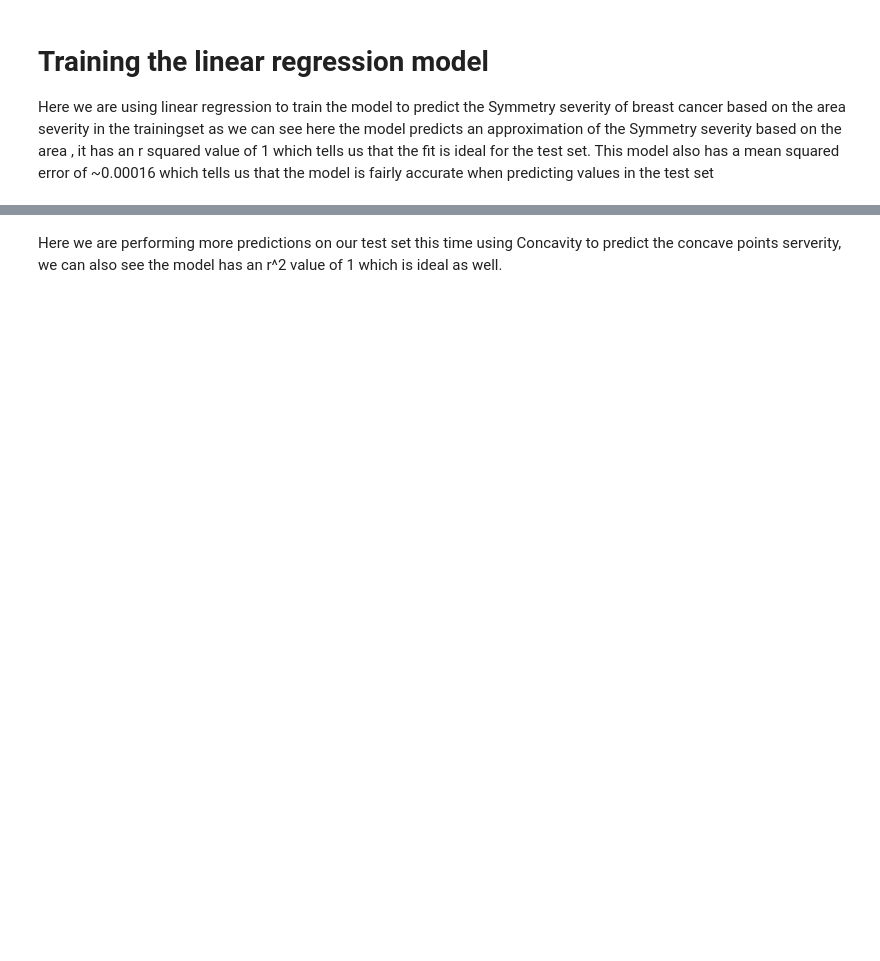
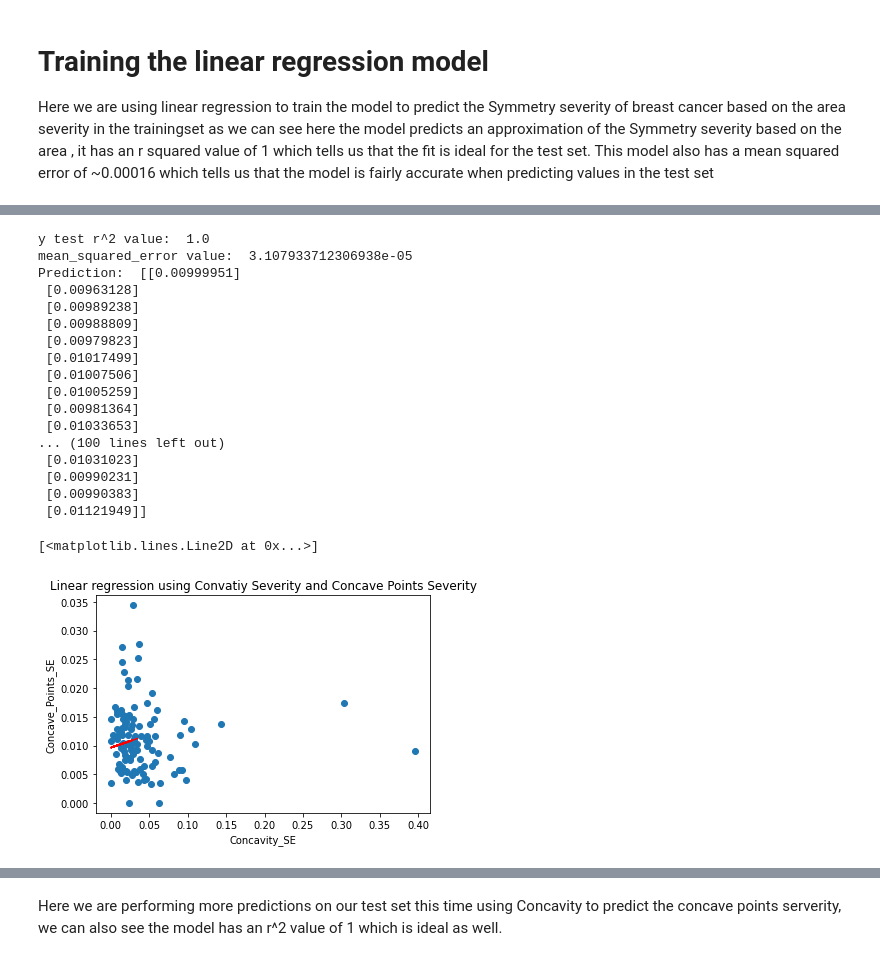
Before and after one commit to Ultan-Kearns/LYIT-Machine-Learning-Project, a Jupyter notebook: CA3Notebook.ipynb, the cells around one changed output, grey strips where cells are left out. Cells and saved outputs as stored; diff of their text form; code cells hidden in the pictures; blank space fills up the shorter version.

```diff
--- a/CA3Notebook.ipynb
+++ b/CA3Notebook.ipynb
@@ -253,0 +271,39 @@ Total values:  57  correctly predicted values:  0
+# %%
+# create the linear regression model by fitting training set to the test set
+y_testArray = np.array(y_test['Concave_Points_SE']).reshape(-1,1)
+y_trainArray = np.array(y_train['Concave_Points_SE']).reshape(-1,1)
+X_trainArray = np.array(X_train['Concavity_SE']).reshape(-1,1)
+X_testArray = np.array(X_test['Concavity_SE']).reshape(-1,1)
+# here we need to reshape the data using numpy so that the training data matches the testdata
+regression_model = LinearRegression().fit(X_trainArray, y_trainArray)
+# Score the model and retrive r^2 value
+y_pred = regression_model.predict(y_testArray)
+rSquared = regression_model.score(y_testArray, y_pred)
+print('y test r^2 value: ', rSquared)
+print('mean_squared_error value: ', mean_squared_error(y_testArray, y_pred))
+print('Prediction: ', regression_model.predict(y_testArray))
+plt.xlabel("Concavity_SE")
+plt.ylabel("Concave_Points_SE")
+plt.title('Linear regression using Convatiy Severity and Concave Points Severity')
+plt.scatter(X_testArray,y_testArray)
+plt.plot(y_testArray,y_pred,c='r')
+# %% [output]
+y test r^2 value:  1.0
+mean_squared_error value:  3.107933712306938e-05
+Prediction:  [[0.00999951]
+ [0.00963128]
+ [0.00989238]
+ [0.00988809]
+ [0.00979823]
+ [0.01017499]
+ [0.01007506]
+ [0.01005259]
+ [0.00981364]
+ [0.01033653]
+... (100 lines left out)
+ [0.01031023]
+ [0.00990231]
+ [0.00990383]
+ [0.01121949]]
+[<matplotlib.lines.Line2D at 0x...>]
+[figure, added]
```
Also changed, not shown: parts of 14 cells of this notebook.
